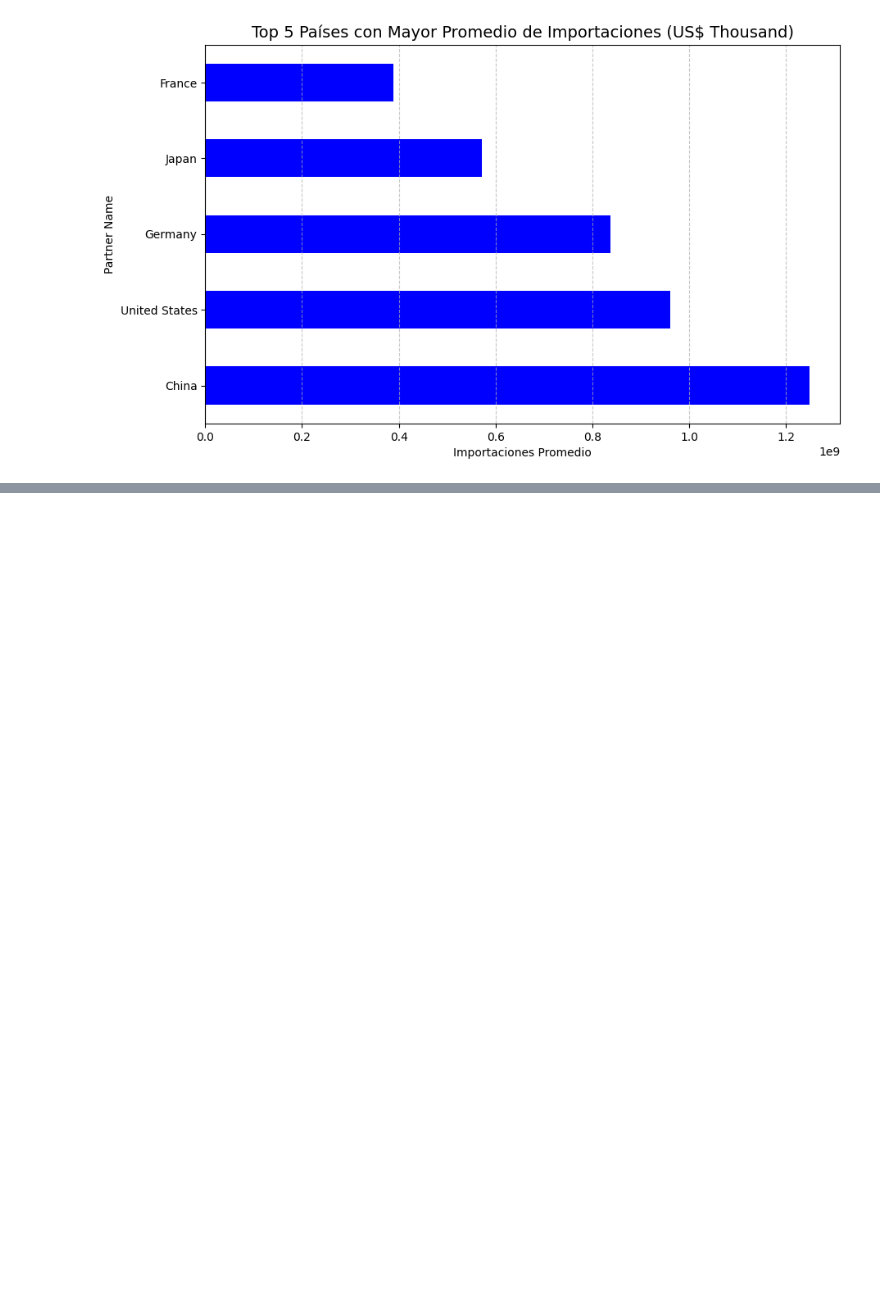
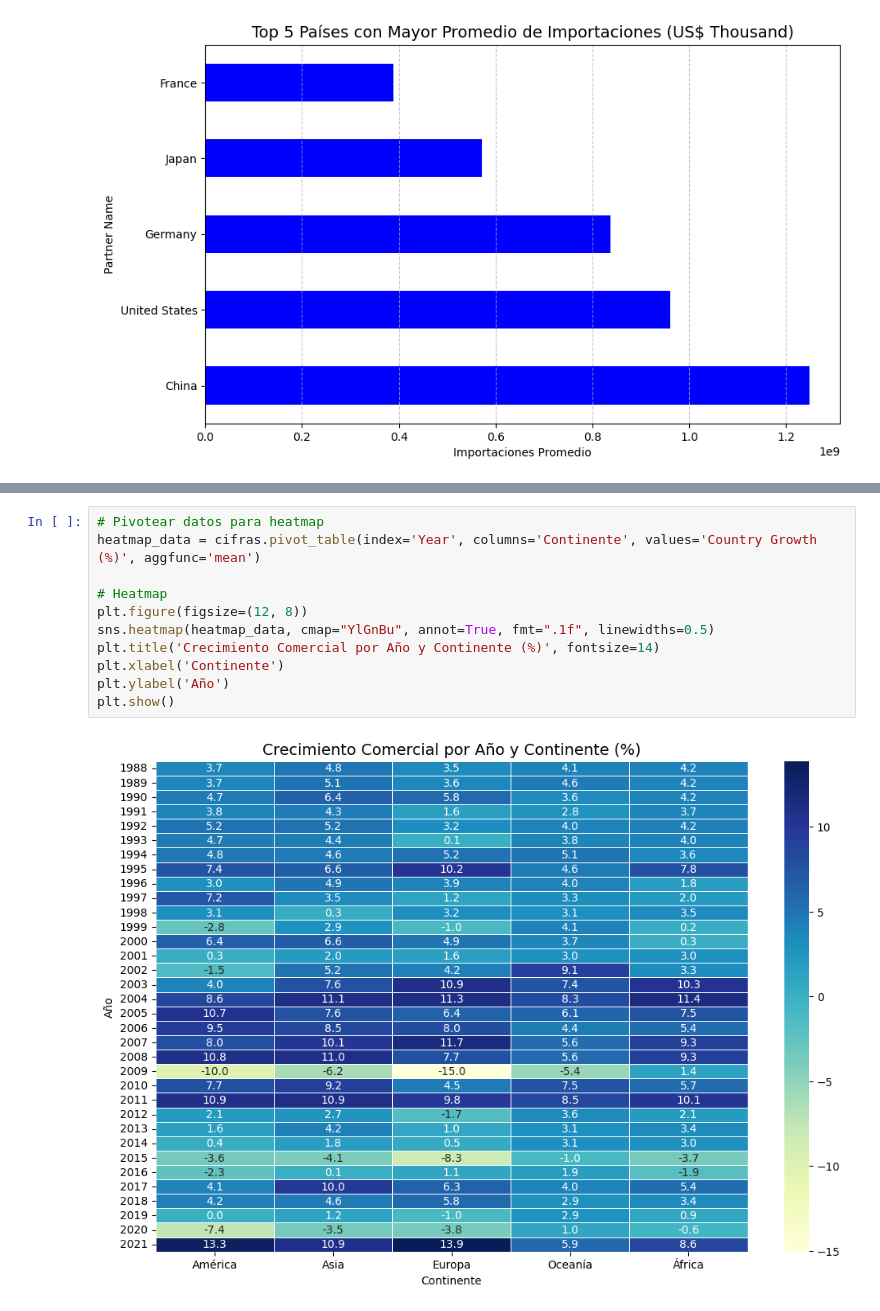
Before and after one commit to angosoto/Proyecto-Final-Data-Science-, a Jupyter notebook: EDA.ipynb, the cells around one changed output, grey strips where cells are left out. Drawn from its saved outputs; the diff is of its cells as text; blank space fills up the shorter version.

```diff
--- a/EDA.ipynb
+++ b/EDA.ipynb
@@ -189,0 +379,13 @@ plt.show()
+# %%
+# Pivotear datos para heatmap
+heatmap_data = cifras.pivot_table(index='Year', columns='Continente', values='Country Growth (%)', aggfunc='mean')
+
+# Heatmap
+plt.figure(figsize=(12, 8))
+sns.heatmap(heatmap_data, cmap="YlGnBu", annot=True, fmt=".1f", linewidths=0.5)
+plt.title('Crecimiento Comercial por Año y Continente (%)', fontsize=14)
+plt.xlabel('Continente')
+plt.ylabel('Año')
+plt.show()
+# %% [output]
+[figure, added]
```
Also changed, not shown: parts of 23 cells of this notebook.
